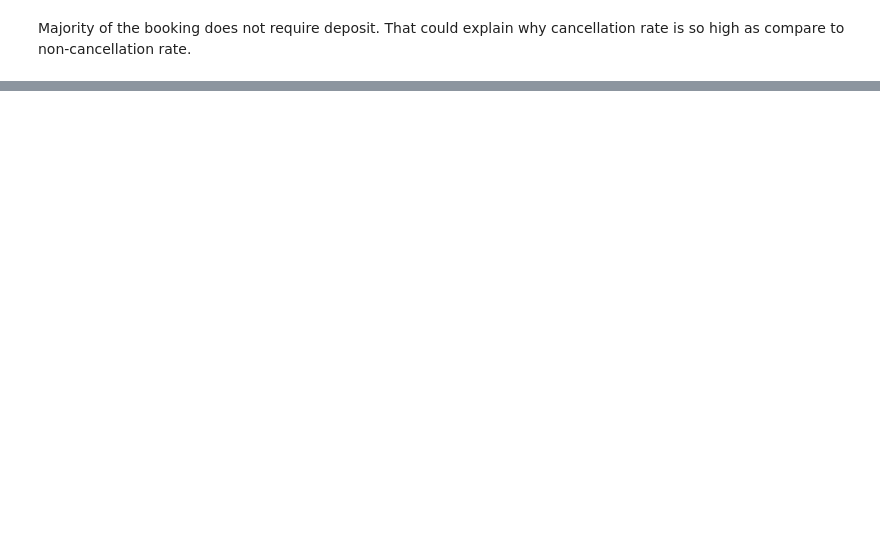
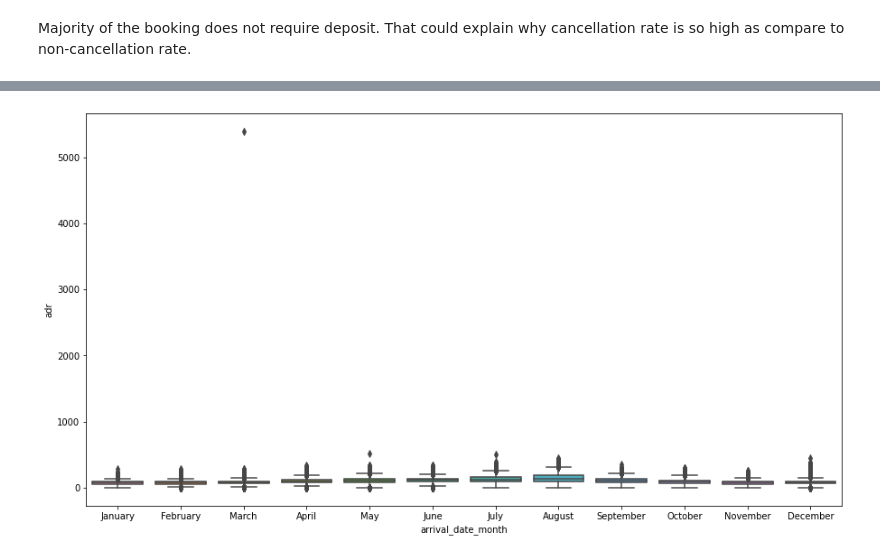
Before and after one commit to sanjayrawat2468/Hotel-Booking-Analysis, a Jupyter notebook: Copy_of_Hotel_Booking_Analysis_Capstone_Project.ipynb, the cells around one changed output, grey strips where cells are left out. Drawn from its saved outputs; the diff is of its cells as text; code cells hidden in the pictures; blank space fills up the shorter version.

```diff
--- a/Copy_of_Hotel_Booking_Analysis_Capstone_Project.ipynb
+++ b/Copy_of_Hotel_Booking_Analysis_Capstone_Project.ipynb
@@ -321,0 +407,8 @@ Majority of the booking does not require deposit. That could explain why cancell
+# %%
+reindex = ['January', 'February','March','April','May','June','July','August','September','October','November','December']
+df_clean['arrival_date_month'] = pd.Categorical(df_clean['arrival_date_month'],categories=reindex,ordered=True)
+plt.figure(figsize = (15,8))
+sns.boxplot(x = df_clean['arrival_date_month'],y = df_clean['adr'])
+plt.show()
+# %% [output]
+[figure, added]
```
Also changed, not shown: parts of 40 cells of this notebook.
